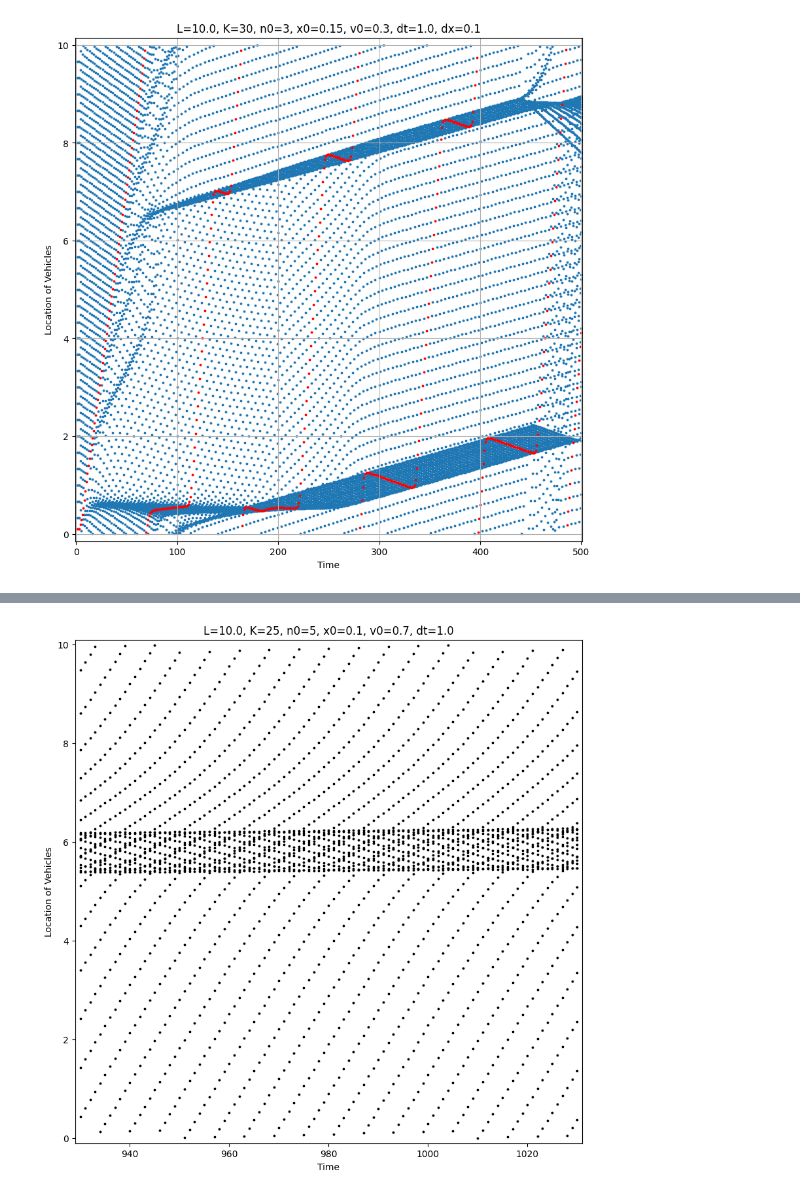
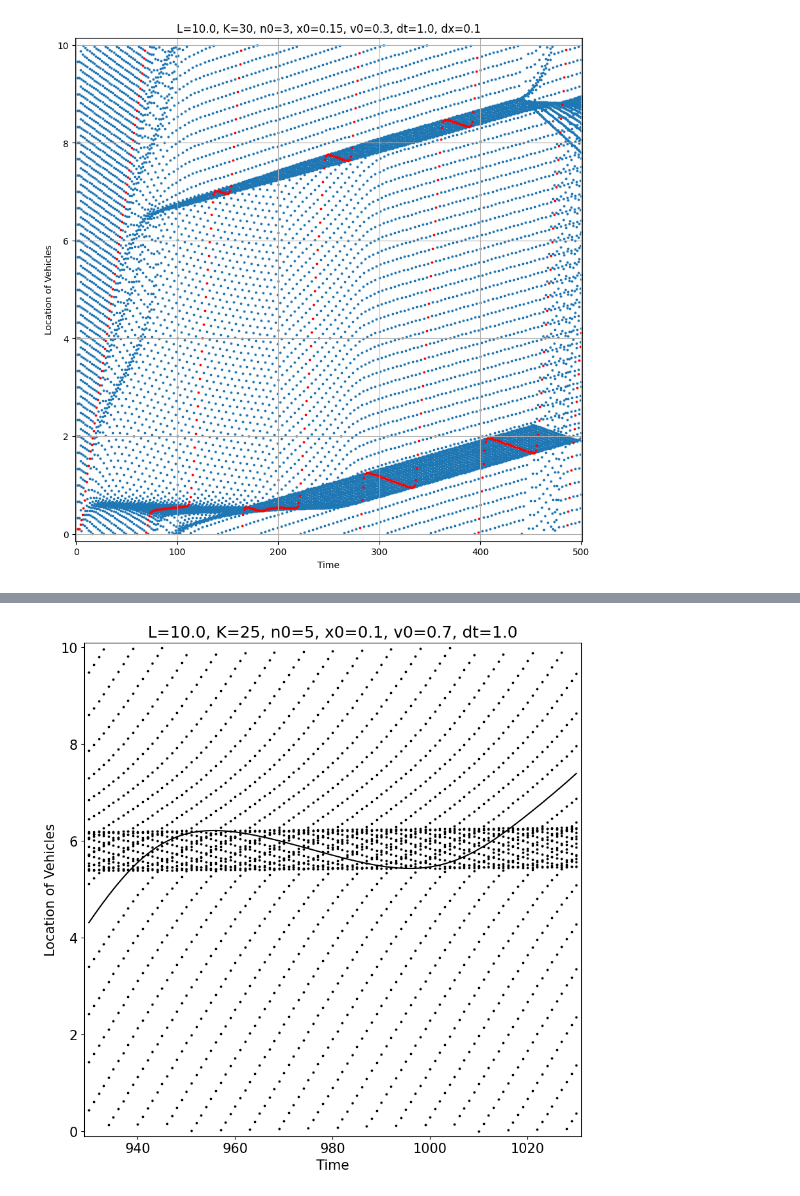
Before and after one commit to tt6-mzn/s2s-OV-model, a Jupyter notebook: figures_ds2s-OV.ipynb, the cells around one changed output, grey strips where cells are left out. Saved outputs shown, nothing was run; the diff lists cells and outputs as text; code cells hidden in the pictures.

```diff
--- a/figures_ds2s-OV.ipynb
+++ b/figures_ds2s-OV.ipynb
@@ -62,21 +62,27 @@ ni, nf = 930, 1030
 x = np.array([[j for i in range(1, model.K)] for j in range(ni, nf+1)]) \
 	.flatten()
 y = model.x[ni:nf+1, 1:model.K].flatten()
-plt.figure(figsize=(10, 10))
-plt.title(
-	"L={}, K={}, n0={}, x0={}, v0={}, dt={}"
-		.format(model.L, model.K, model.n_0, model.x_0, model.v_0, model.dt)
-)
-plt.xlabel("Time")
-plt.ylabel("Location of Vehicles")
-plt.xlim((ni-1, nf+1))
-plt.ylim((-model.x_0, model.L+model.x_0))
-plt.scatter(x, y, s=3, c="black")
 # 一台目の車両の位置をプロット
-x = np.array([j for j in range(ni, nf+1)])
-y = model.x[ni:nf+1, 0]
-plt.scatter(x, y, c="black", s=3)
-# plt.show()
-plt.savefig("./ds2s_OV_pattern.pdf")
+xx = np.array([j for j in range(ni, nf+1)])
+yy = model.x[ni:nf+1, 0]
-# %% [output]
-[figure, removed]
+# %%
+rcParams['pdf.fonttype'] = 42
+plt.rcParams["font.size"] = 15
+
+plt.figure(figsize=(10, 10))
+plt.title(
+	"L={}, K={}, n0={}, x0={}, v0={}, dt={}"
+		.format(model.L, model.K, model.n_0, model.x_0, model.v_0, model.dt)
+)
+plt.xlabel("Time")
+plt.ylabel("Location of Vehicles")
+plt.xlim((ni-1, nf+1))
+plt.ylim((-model.x_0, model.L+model.x_0))
+# plt.grid()
+plt.scatter(x, y, s=3, c="black")
+# plt.scatter(x, y, s=3)
+plt.plot(xx, yy, c="black")
+# plt.scatter(xx, yy, s=3, c="red")
+plt.savefig("./ds2s_OV_pattern.pdf", bbox_inches="tight")
+# %% [output]
+[figure, added]
```
Also changed, not shown: parts of 1 cell of this notebook, 3 other files.
